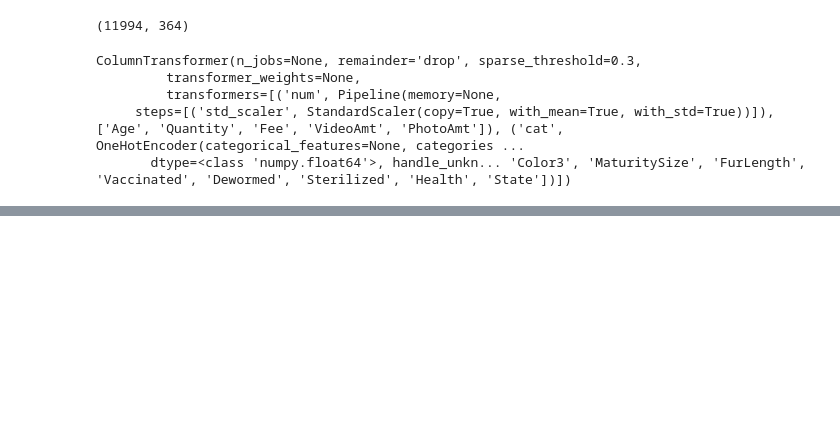
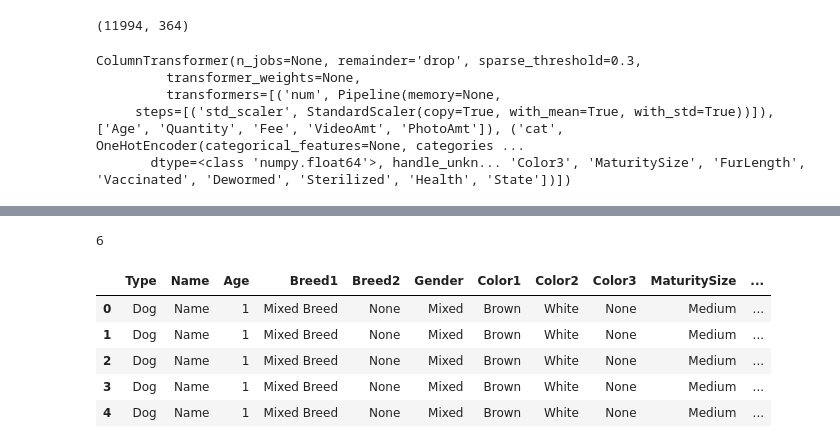
Before and after one commit to JinLi711/PetFinder, a Jupyter notebook: preprocess/test_preprocess.ipynb, the cells around one changed output, grey strips where cells are left out. Saved outputs shown, nothing was run; the diff lists cells and outputs as text; code cells hidden in the pictures; blank space fills up the shorter version.

Commit message:
tried to combine tab, images, and text

```diff
--- a/preprocess/test_preprocess.ipynb
+++ b/preprocess/test_preprocess.ipynb
@@ -207,0 +255,13 @@ ColumnTransformer(n_jobs=None, remainder='drop', sparse_threshold=0.3,
+# %%
+vf.images.count("0008c5398")
+# %% [output]
+6
+# %%
+img_df.head()
+# %% [output]
+|  | Type | Name | Age | Breed1 | Breed2 | Gender | Color1 | Color2 | Color3 | MaturitySize | ... |
+| 0 | Dog | Name | 1 | Mixed Breed | None | Mixed | Brown | White | None | Medium | ... |
+| 1 | Dog | Name | 1 | Mixed Breed | None | Mixed | Brown | White | None | Medium | ... |
+| 2 | Dog | Name | 1 | Mixed Breed | None | Mixed | Brown | White | None | Medium | ... |
+| 3 | Dog | Name | 1 | Mixed Breed | None | Mixed | Brown | White | None | Medium | ... |
+| 4 | Dog | Name | 1 | Mixed Breed | None | Mixed | Brown | White | None | Medium | ... |
```
Also changed, not shown: parts of 36 cells of this notebook, 1 other file.
